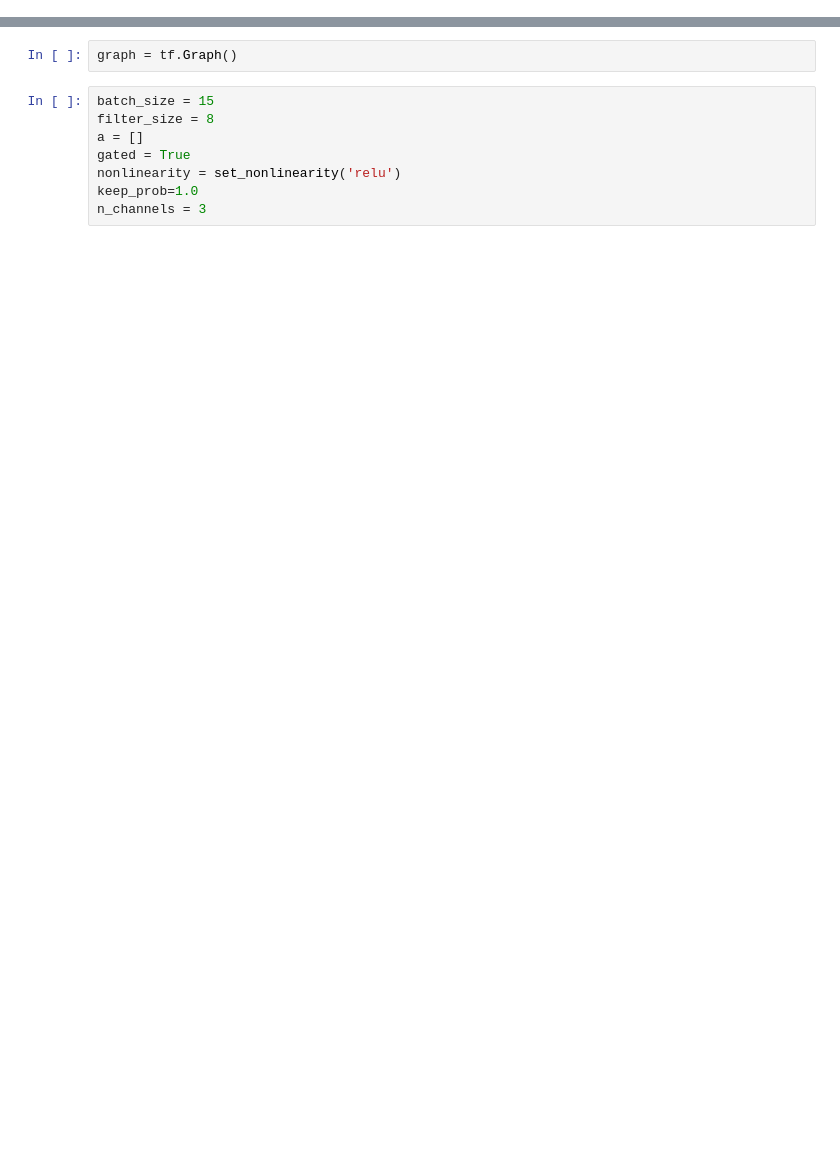
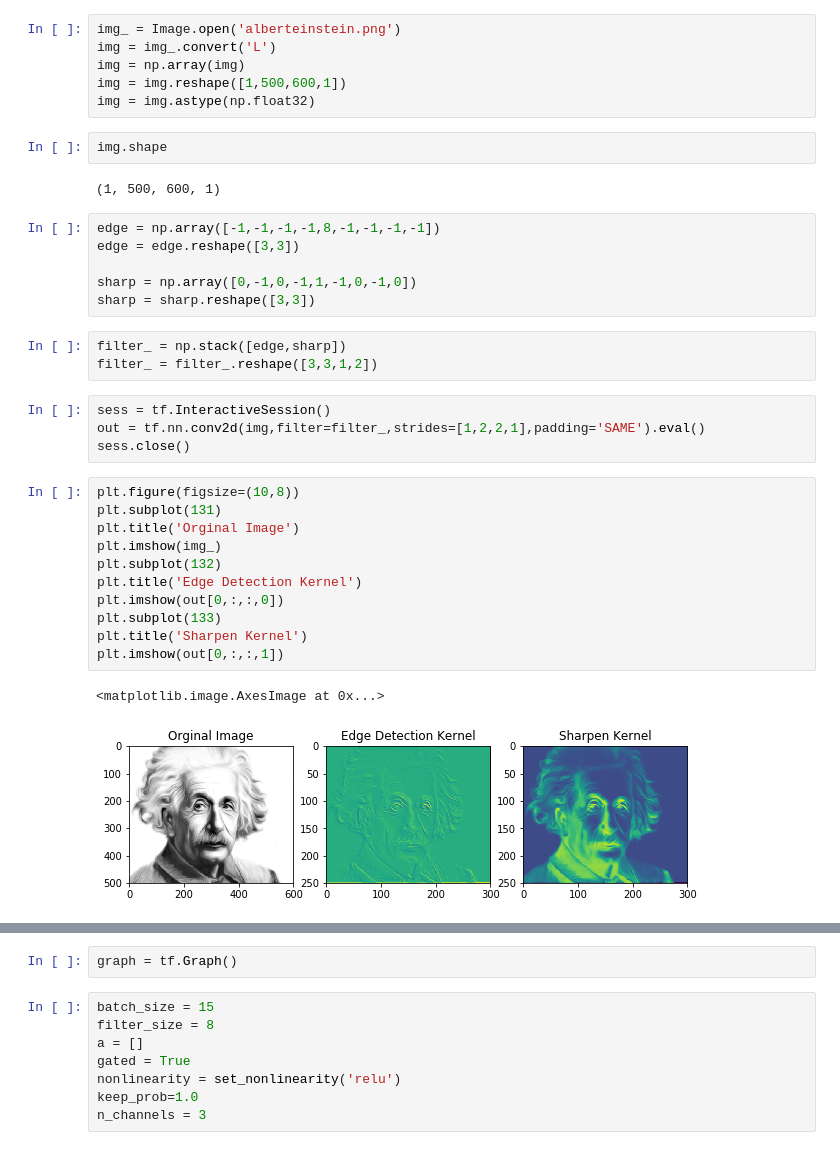
Before and after one commit to yeswanthcheekati/conv_nets, a Jupyter notebook: gen.ipynb, the cells around one changed output, grey strips where cells are left out. Cells and saved outputs as stored; diff of their text form; blank space fills up the shorter version.

```diff
--- a/gen.ipynb
+++ b/gen.ipynb
@@ -67,0 +17,37 @@ del sq0_tar, sq15_tar, sq30_tar, sq45_tar,
+# %%
+img_ = Image.open('alberteinstein.png')
+img = img_.convert('L')
+img = np.array(img)
+img = img.reshape([1,500,600,1])
+img = img.astype(np.float32)
+# %%
+img.shape
+# %% [output]
+(1, 500, 600, 1)
+# %%
+edge = np.array([-1,-1,-1,-1,8,-1,-1,-1,-1])
+edge = edge.reshape([3,3])
+
+sharp = np.array([0,-1,0,-1,1,-1,0,-1,0])
+sharp = sharp.reshape([3,3])
+# %%
+filter_ = np.stack([edge,sharp])
+filter_ = filter_.reshape([3,3,1,2])
+# %%
+sess = tf.InteractiveSession()
+out = tf.nn.conv2d(img,filter=filter_,strides=[1,2,2,1],padding='SAME').eval()
+sess.close()
+# %%
+plt.figure(figsize=(10,8))
+plt.subplot(131)
+plt.title('Orginal Image')
+plt.imshow(img_)
+plt.subplot(132)
+plt.title('Edge Detection Kernel')
+plt.imshow(out[0,:,:,0])
+plt.subplot(133)
+plt.title('Sharpen Kernel')
+plt.imshow(out[0,:,:,1])
+# %% [output]
+<matplotlib.image.AxesImage at 0x...>
+[figure, added]
```
Also changed, not shown: parts of 36 cells of this notebook.
